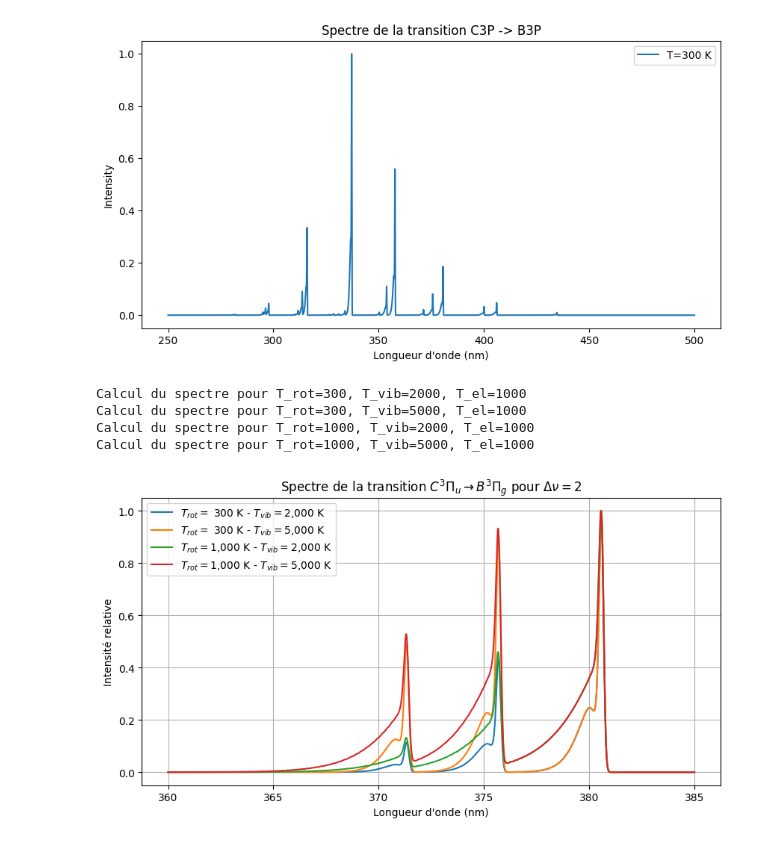
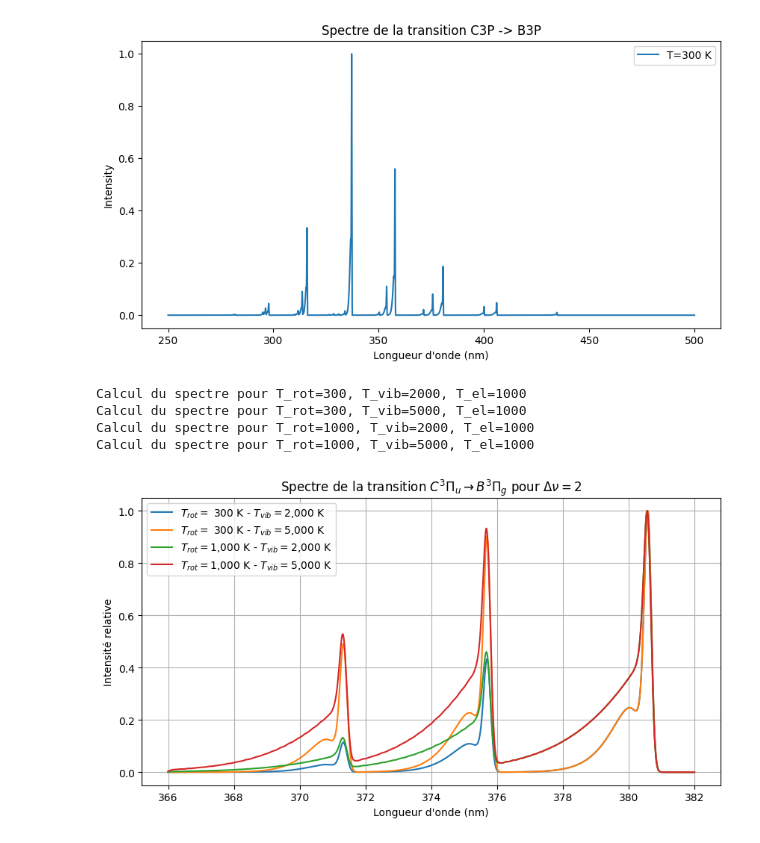
Before and after one commit to Hubert-LEROUX/xspectra, a Jupyter notebook: examples/simulation.ipynb, the cells around one changed output. Saved outputs shown, nothing was run; the diff lists cells and outputs as text; code cells hidden in the pictures.

Commit message:
rapprochement des bornes parce qu'on a pas beacuoup de transitions vibrationnnelles calculables finalmeent (il manque des facteurs de FC)

```diff
--- a/examples/simulation.ipynb
+++ b/examples/simulation.ipynb
@@ -831,8 +831,9 @@ plt.show()
 [figure]
 # %%
 # Zoom sur les transitions Delta v = 2
+# Malheureusement, on a pas assez de valeurs de Franck-Condon pour avoir beaucoup de transition vibrationnelles
 
-wavelengths = np.linspace(360, 385, 20_000) # nm
+wavelengths = np.linspace(366, 382, 20_000) # nm
 
 # On crée une figure pour tracer le spectre avec les probabilités
 plt.figure(figsize=(10, 5))
@@ -840,31 +841,31 @@ plt.figure(figsize=(10, 5))
 
 plt.xlabel('Longueur d\'onde (nm)')
 plt.ylabel('Intensité relative')
 
 T_el = 1_000
 epsilon = 1e-6
 
 
 for T_rot in [300,1_000]:
     for T_vib in [2_000, 5_000]:
             print(f"Calcul du spectre pour T_rot={T_rot}, T_vib={T_vib}, T_el={T_el}")
             # On récupère le spectre
 
             spectrum = sim.get_whole_spectrum(wavelengths, nb_vib_levels=5, nb_rot_levels=60, T_rot=T_rot, T_vib=T_vib, T_el=T_el, shape=sim.gaussian)
             plt.plot(wavelengths, np.clip(spectrum, epsilon, 1), label=r"$T_{rot}=$"+f"{T_rot:4,d} K - "+r"$T_{vib}=$"+f"{T_vib:4,d} K")
 
 
 plt.legend()
 plt.grid()
 
 plt.title(r"Spectre de la transition $C^3\Pi_u \to B^3\Pi_g$ pour $\Delta \nu = 2$")
 # plt.yscale("log"
 # plt.xlim((300, 350))
 plt.savefig('./res/zoom_spectrum_dv2.png')
 plt.show()
 # %% [output]
 Calcul du spectre pour T_rot=300, T_vib=2000, T_el=1000
 Calcul du spectre pour T_rot=300, T_vib=5000, T_el=1000
 Calcul du spectre pour T_rot=1000, T_vib=2000, T_el=1000
 Calcul du spectre pour T_rot=1000, T_vib=5000, T_el=1000
-[figure, old version]
+[figure, new version]
```
Also changed, not shown: 1 other file.
